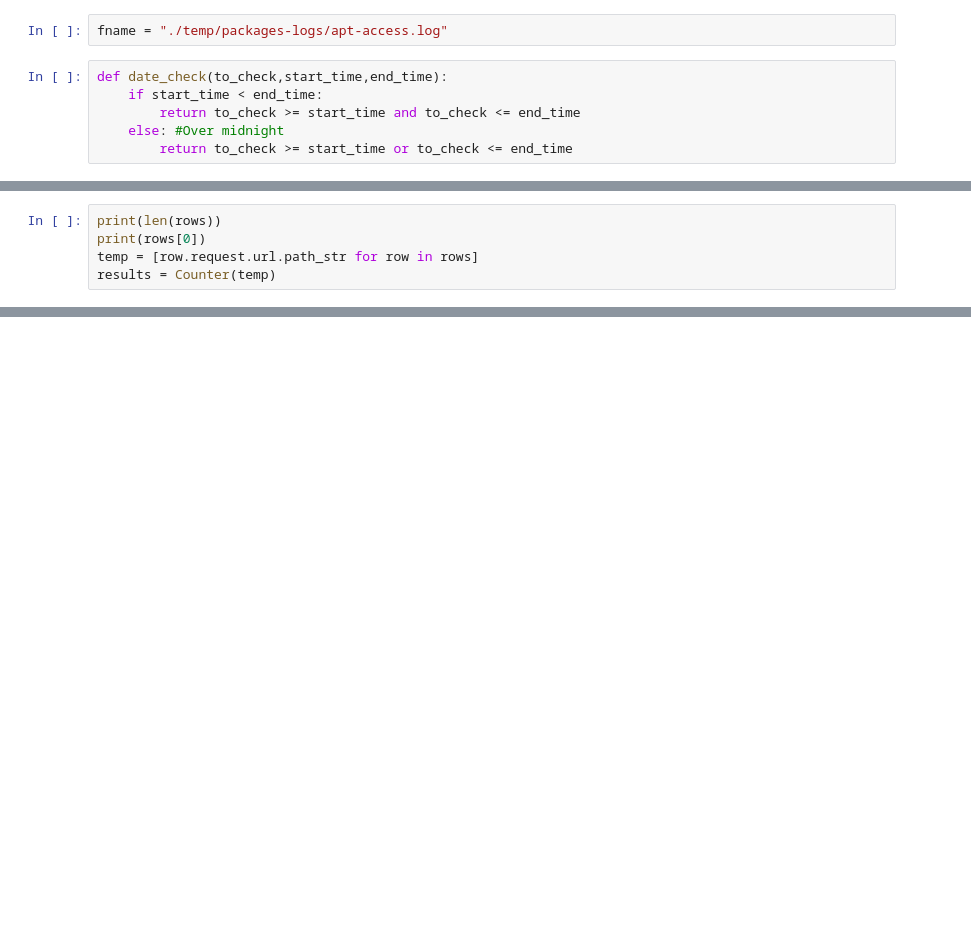
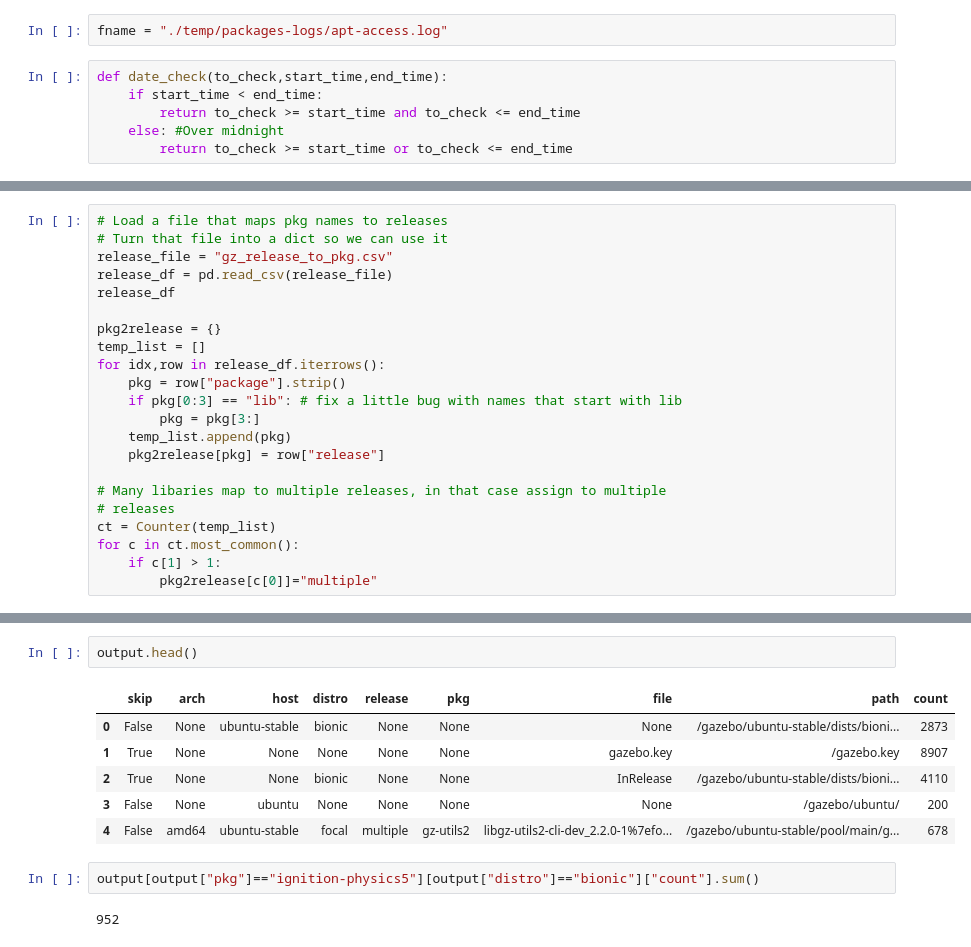
Before and after one commit to osrf/ros_metrics_analysis, a Jupyter notebook: notebooks/GazeboLogs.ipynb, the cells around one changed output, grey strips where cells are left out. Cells and saved outputs as stored; diff of their text form; blank space fills up the shorter version.

Commit message:
Added plots, cleaned up multi-distro packages.

```diff
--- a/notebooks/GazeboLogs.ipynb
+++ b/notebooks/GazeboLogs.ipynb
@@ -73,6 +97 @@ for log in logs:
 ... (88 outputs left out)
-# %%
-print(len(rows))
-print(rows[0])
-temp = [row.request.url.path_str for row in rows]
-results = Counter(temp)
@@ -107,0 +98,22 @@ for
+# %%
+# Load a file that maps pkg names to releases
+# Turn that file into a dict so we can use it
+release_file = "gz_release_to_pkg.csv"
+release_df = pd.read_csv(release_file)
+release_df
+
+pkg2release = {}
+temp_list = []
+for idx,row in release_df.iterrows():
+    pkg = row["package"].strip()
+    if pkg[0:3] == "lib": # fix a little bug with names that start with lib
+        pkg = pkg[3:]
+    temp_list.append(pkg)
+    pkg2release[pkg] = row["release"]
+
+# Many libaries map to multiple releases, in that case assign to multiple
+# releases
+ct = Counter(temp_list)
+for c in ct.most_common():
+    if c[1] > 1:
+        pkg2release[c[0]]="multiple"
@@ -107,0 +193,13 @@ for
+# %%
+output.head()
+# %% [output]
+|  | skip | arch | host | distro | release | pkg | file | path | count |
+| 0 | False | None | ubuntu-stable | bionic | None | None | None | /gazebo/ubuntu-stable/dists/bioni... | 2873 |
+| 1 | True | None | None | None | None | None | gazebo.key | /gazebo.key | 8907 |
+| 2 | True | None | None | bionic | None | None | InRelease | /gazebo/ubuntu-stable/dists/bioni... | 4110 |
+| 3 | False | None | ubuntu | None | None | None | None | /gazebo/ubuntu/ | 200 |
+| 4 | False | amd64 | ubuntu-stable | focal | multiple | gz-utils2 | libgz-utils2-cli-dev_2.2.0-1%7efo... | /gazebo/ubuntu-stable/pool/main/g... | 678 |
+# %%
+output[output["pkg"]=="ignition-physics5"][output["distro"]=="bionic"]["count"].sum()
+# %% [output]
+952
```
Also changed, not shown: parts of 15 cells of this notebook.
